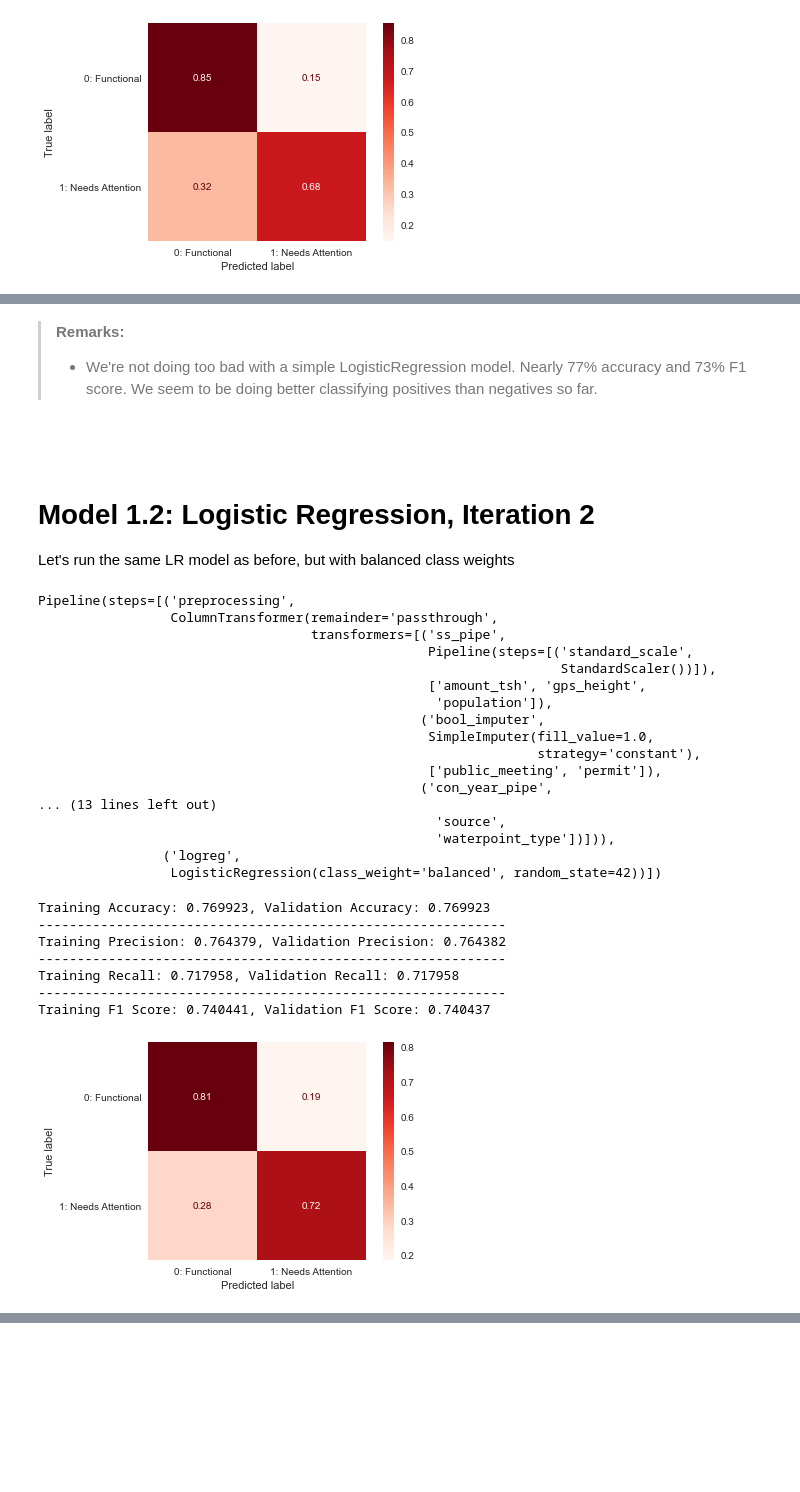
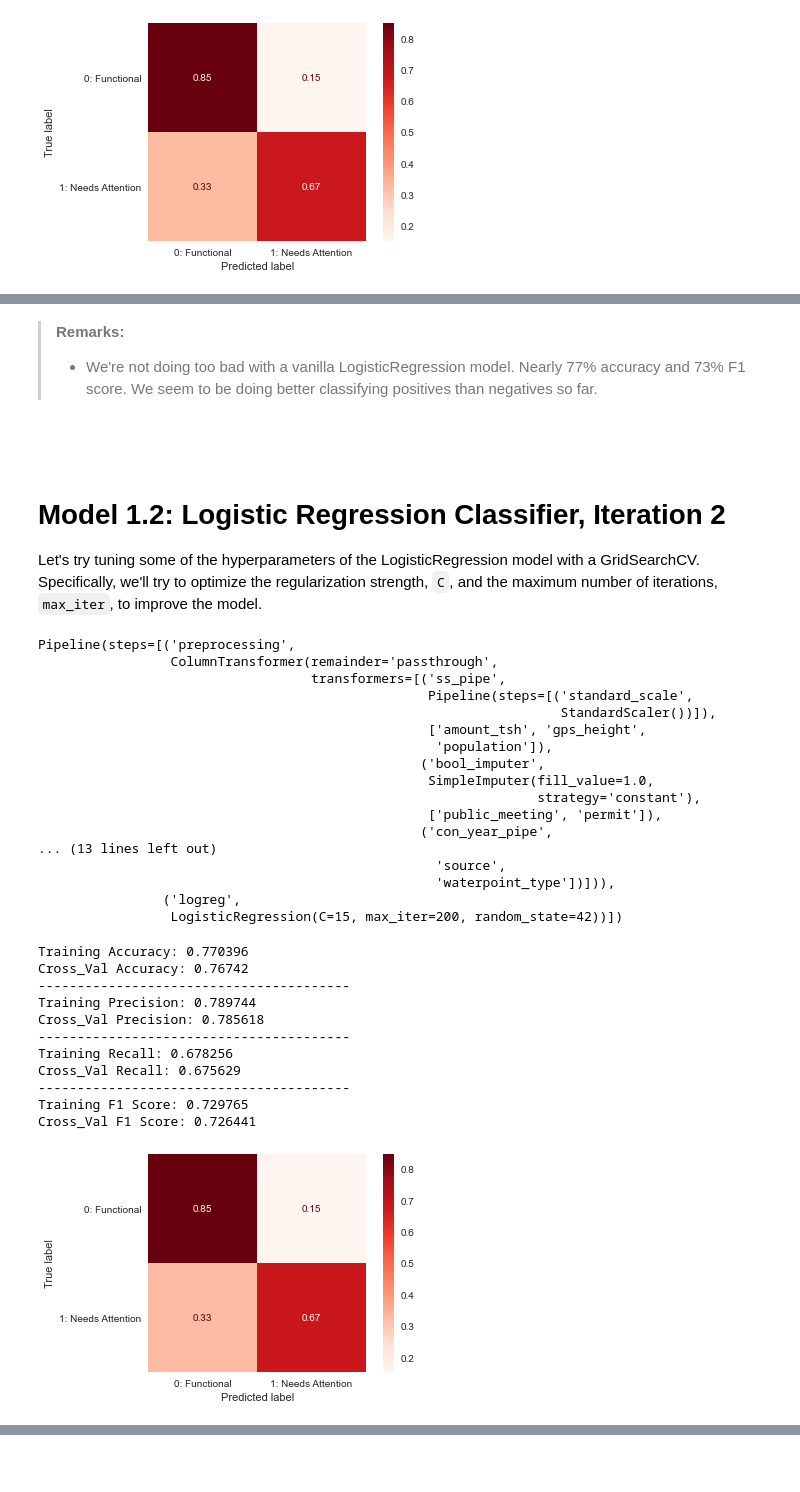
Before and after one commit to rjpost20/Classification-Project, a Jupyter notebook: Water Pump Classification Model V2.ipynb, the cells around one changed output, grey strips where cells are left out. Cells and saved outputs as stored; diff of their text form; code cells hidden in the pictures; blank space fills up the shorter version.

Commit message:
Uploaded all new models up to model 7.1

```diff
--- a/Water Pump Classification Model V2.ipynb
+++ b/Water Pump Classification Model V2.ipynb
@@ -776,9 +767,9 @@ AUC score: 0.85175
 # %% [markdown]
 > **Remarks:**
-> - We're not doing too bad with a simple LogisticRegression model. Nearly 77% accuracy and 73% F1 score. We seem to be doing better classifying positives than negatives so far.
+> - We're not doing too bad with a vanilla LogisticRegression model. Nearly 77% accuracy and 73% F1 score. We seem to be doing better classifying positives than negatives so far.
 # %% [markdown]
 <br>
 # %% [markdown]
-# Model 1.2: Logistic Regression, Iteration 2
+# Model 1.2: Logistic Regression Classifier, Iteration 2
 
-Let's run the same LR model as before, but with balanced class weights
+Let's try tuning some of the hyperparameters of the LogisticRegression model with a GridSearchCV. Specifically, we'll try to optimize the regularization strength, `C`, and the maximum number of iterations, `max_iter`, to improve the model.
@@ -785,6 +795,10 @@ Let's run the same LR model as before, but with balanced class weights
 # %%
+# Create new LogisticRegression classifier model with optimal hyperparameters found above
+optimal_C = 15  # lr_2_gs_pipe.best_params_['logreg__C']
+optimal_max_iter = 200  # lr_2_gs_pipe.best_params_['logreg__max_iter']
+
 steps=[('preprocessing', ct),
-       ('logreg', LogisticRegression(class_weight='balanced', random_state=42))]
+       ('logreg', LogisticRegression(C=optimal_C, max_iter=optimal_max_iter, random_state=42))]
 
 lr_2_pipe = Pipeline(steps)
 
@@ -806,21 +820,25 @@ Pipeline(steps=[('preprocessing',
                                                    'source',
                                                    'waterpoint_type'])])),
                 ('logreg',
-                 LogisticRegression(class_weight='balanced', random_state=42))])
+                 LogisticRegression(C=15, max_iter=200, random_state=42))])
 # %%
-cross_validate_and_score(X_train, y_train, lr_2_pipe)
+print_cv_scores(lr_2_pipe, X_train, y_train.values.ravel())
 # %% [output]
-Training Accuracy: 0.769923, Validation Accuracy: 0.769923
-------------------------------------------------------------
-Training Precision: 0.764379, Validation Precision: 0.764382
-------------------------------------------------------------
-Training Recall: 0.717958, Validation Recall: 0.717958
-------------------------------------------------------------
-Training F1 Score: 0.740441, Validation F1 Score: 0.740437
+Training Accuracy: 0.770396
+Cross_Val Accuracy: 0.76742
+----------------------------------------
+Training Precision: 0.789744
+Cross_Val Precision: 0.785618
+----------------------------------------
+Training Recall: 0.678256
+Cross_Val Recall: 0.675629
+----------------------------------------
+Training F1 Score: 0.729765
+Cross_Val F1 Score: 0.726441
 # %%
 # Plot confusion matrix
-plot_confusion_matrix(lr_2_pipe, X_train, y_train, normalize='true', display_labels=class_names, cmap='Reds')
+plot_confusion_matrix(lr_2_pipe, X_test, y_test, normalize='true', display_labels=class_names, cmap='Reds')
 plt.grid(False);
 # %% [output]
-[figure, old version]
+[figure, new version]
 # %%
```
Also changed, not shown: parts of 81 cells of this notebook.
